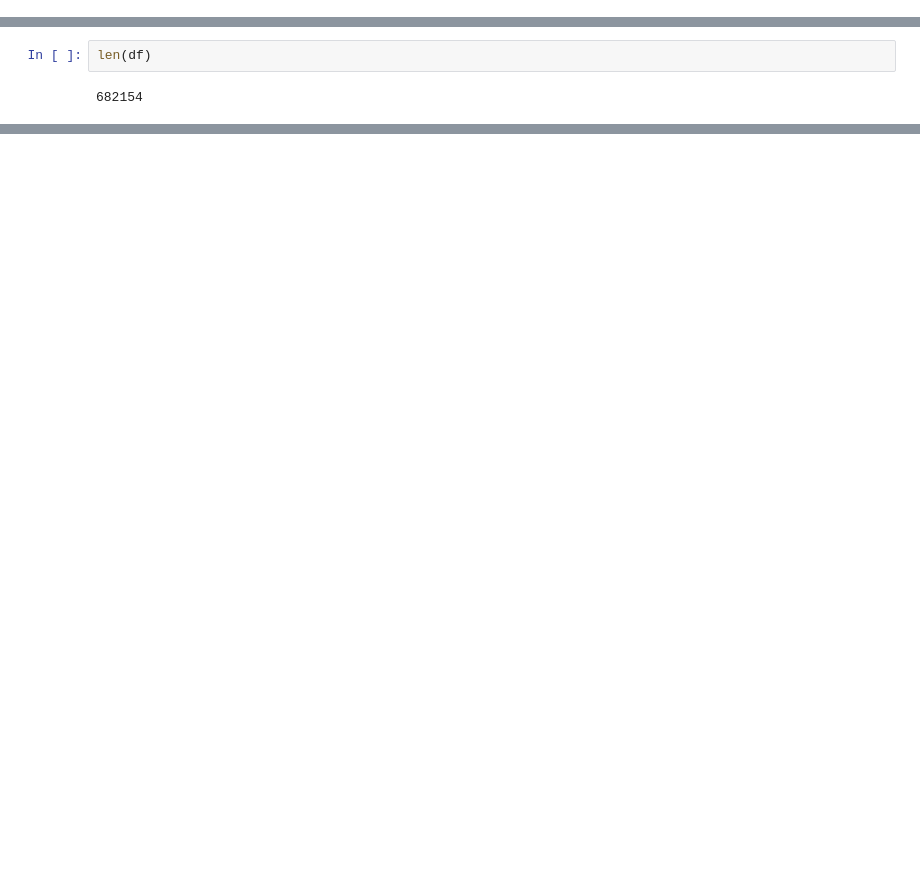
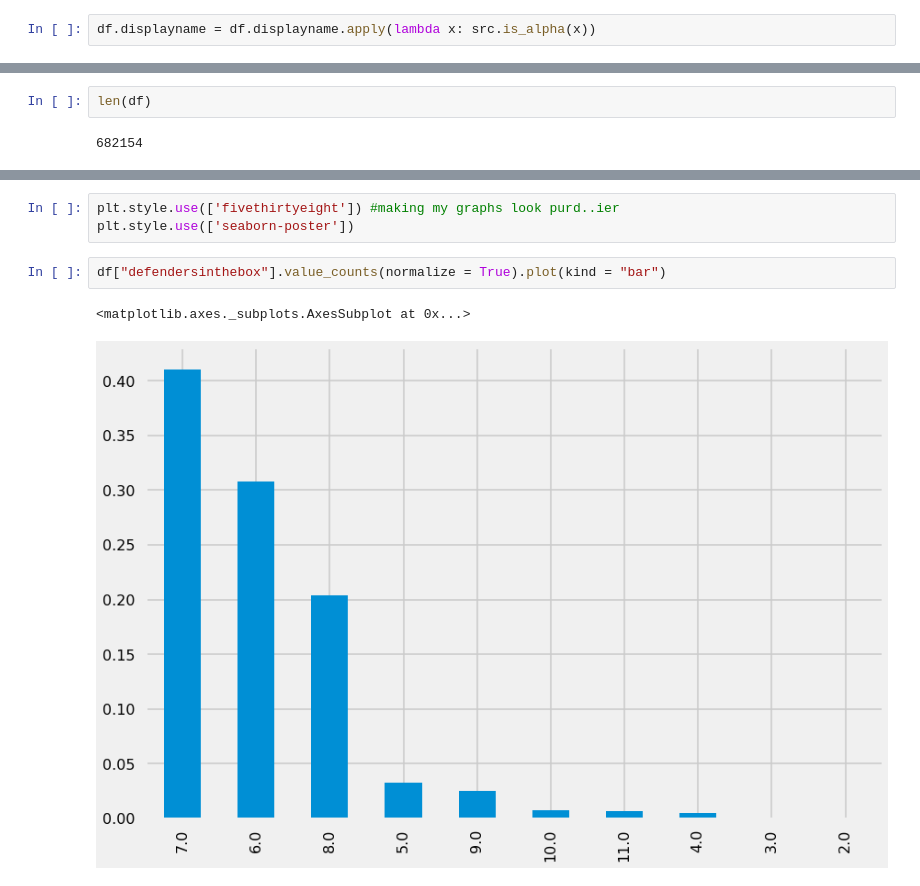
Before and after one commit to acoco10/nfl_big_data_bowl, a Jupyter notebook: Untitled.ipynb, the cells around one changed output, grey strips where cells are left out. Cells and saved outputs as stored; diff of their text form; blank space fills up the shorter version.

```diff
--- a/Untitled.ipynb
+++ b/Untitled.ipynb
@@ -12,4 +20,6 @@ df.head()
 | 3 | 2017090700 | 20170907000118 | away | 71.46 | 27.70 | 0.42 | 0.54 | 0.02 | 359.77 | 105.64 | ... | ... |
 | 4 | 2017090700 | 20170907000118 | away | 69.32 | 35.42 | 1.82 | 2.43 | 0.16 | 12.63 | 164.31 | ... | ... |
 5 rows × 49 columns
+# %%
+df.displayname = df.displayname.apply(lambda x: src.is_alpha(x))
 # %%
@@ -55,2 +65,10 @@ df.groupby(["NflIdRusher"])['Yards'].mean().max()
 # %% [output]
 22.0
+# %%
+plt.style.use(['fivethirtyeight']) #making my graphs look purd..ier
+plt.style.use(['seaborn-poster'])
+# %%
+df["defendersinthebox"].value_counts(normalize = True).plot(kind = "bar")
+# %% [output]
+<matplotlib.axes._subplots.AxesSubplot at 0x...>
+[figure, added]
```
Also changed, not shown: parts of 28 cells of this notebook, 1 other file.
